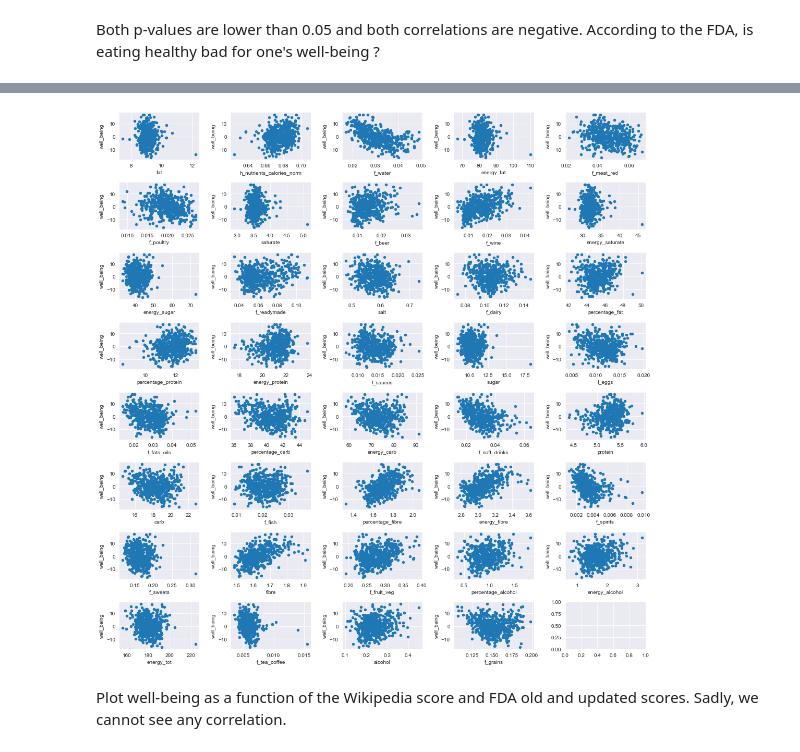
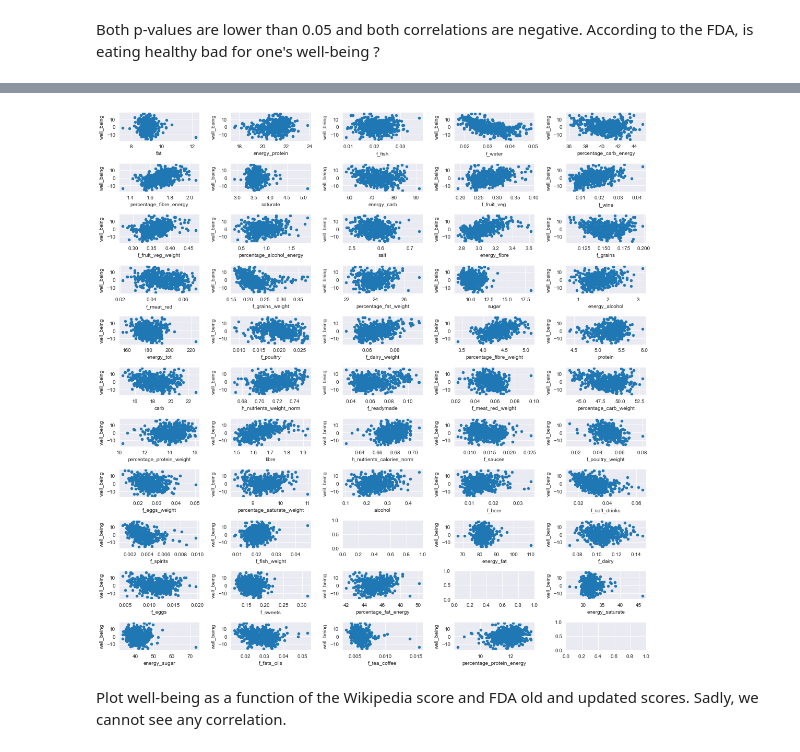
Before and after one commit to epfl-ada/ada-2020-project-milestone-p3-p3_improvise-adapt-overcome, a Jupyter notebook: p4_milestone.ipynb, the cells around one changed output, grey strips where cells are left out. Saved outputs shown, nothing was run; the diff lists cells and outputs as text; code cells hidden in the pictures.

```diff
--- a/p4_milestone.ipynb
+++ b/p4_milestone.ipynb
@@ -126,15 +126,23 @@ df_well.head(2)
 
 df_grocery = df_grocery_raw[["area_id", "fat", "saturate", "salt", "sugar", "protein", "carb", "fibre", "alcohol", "energy_fat",
                              "energy_saturate","energy_sugar", "energy_protein", "energy_carb", "energy_fibre", "energy_alcohol",
-                             "energy_tot", "h_nutrients_calories_norm", "f_beer", "f_dairy", "f_eggs", "f_fats_oils", "f_fish",
-                             "f_fruit_veg", "f_grains", "f_meat_red", "f_poultry", "f_readymade", "f_sauces", "f_soft_drinks",
-                             "f_spirits", "f_sweets", "f_tea_coffee", "f_water", "f_wine"]]
+                             "energy_tot", "h_nutrients_weight_norm", "h_nutrients_calories_norm", "f_beer", "f_dairy", "f_eggs",
+                             "f_fats_oils", "f_fish", "f_fruit_veg", "f_grains", "f_meat_red", "f_poultry", "f_readymade",
+                             "f_sauces", "f_soft_drinks", "f_spirits", "f_sweets", "f_tea_coffee", "f_water", "f_wine",
+                             "f_fruit_veg_weight", "f_grains_weight", "f_dairy_weight", "f_meat_red_weight", "f_poultry_weight",
+                             "f_eggs_weight", "f_fish_weight"]]
 
-# Compute the percentage of energy of nutrients
+# Compute the percentage of weight for fda nutrients and energy of nutrients
 nutrients = ["fat", "protein", "carb", "fibre", "alcohol"]
+fda_nutrients = ["fat", "fibre", "carb", "protein", "saturate"]
+weight_tot = df_grocery[fda_nutrients].sum(axis=1)
 df_grocery_percentage = df_grocery.copy()
-for i, nutrient in enumerate (nutrients):
-    df_grocery_percentage["percentage_%s"%nutrient] = df_grocery_percentage["energy_%s"%nutrient] *100 / df_grocery["energy_tot"]
+
+for nutrient in nutrients:
+    df_grocery_percentage["percentage_%s_energy"%nutrient] = df_grocery_percentage["energy_%s"%nutrient] *100 / df_grocery["energy_tot"]
+
+for nutrient in fda_nutrients:
+    df_grocery_percentage["percentage_%s_weight"%nutrient] = df_grocery_percentage["%s"%nutrient] *100 / weight_tot
 # %%
 df_grocery_percentage.head(2)
 # %% [output]
@@ -397,12 +460,12 @@ Both p-values are lower than 0.05 and both correlations are negative. According
 <img src="images/drake.jpg" width="400">
 <img src="images/correlation.jpg" width="400">
 # %%
-fig, axes = plt.subplots(nrows = 8, ncols=5, tight_layout=True, figsize=(15, 15))
+fig, axes = plt.subplots(nrows=11, ncols=5, tight_layout=True, figsize=(15, 15))
 
 for i, feature in enumerate(df_healthy.columns[2:-1]):
-    df_healthy.plot(x=feature, y='well_being', kind='scatter', ax=axes[i%8][i%5])
+    df_healthy.plot(x=feature, y='well_being', kind='scatter', ax=axes[i%11][i%5])
 # %% [output]
-[figure, old version]
+[figure, new version]
 # %% [markdown]
 Plot well-being as a function of the Wikipedia score and FDA old and updated scores. Sadly, we cannot see any correlation.
 # %%
```
Also changed, not shown: parts of 25 cells of this notebook.
